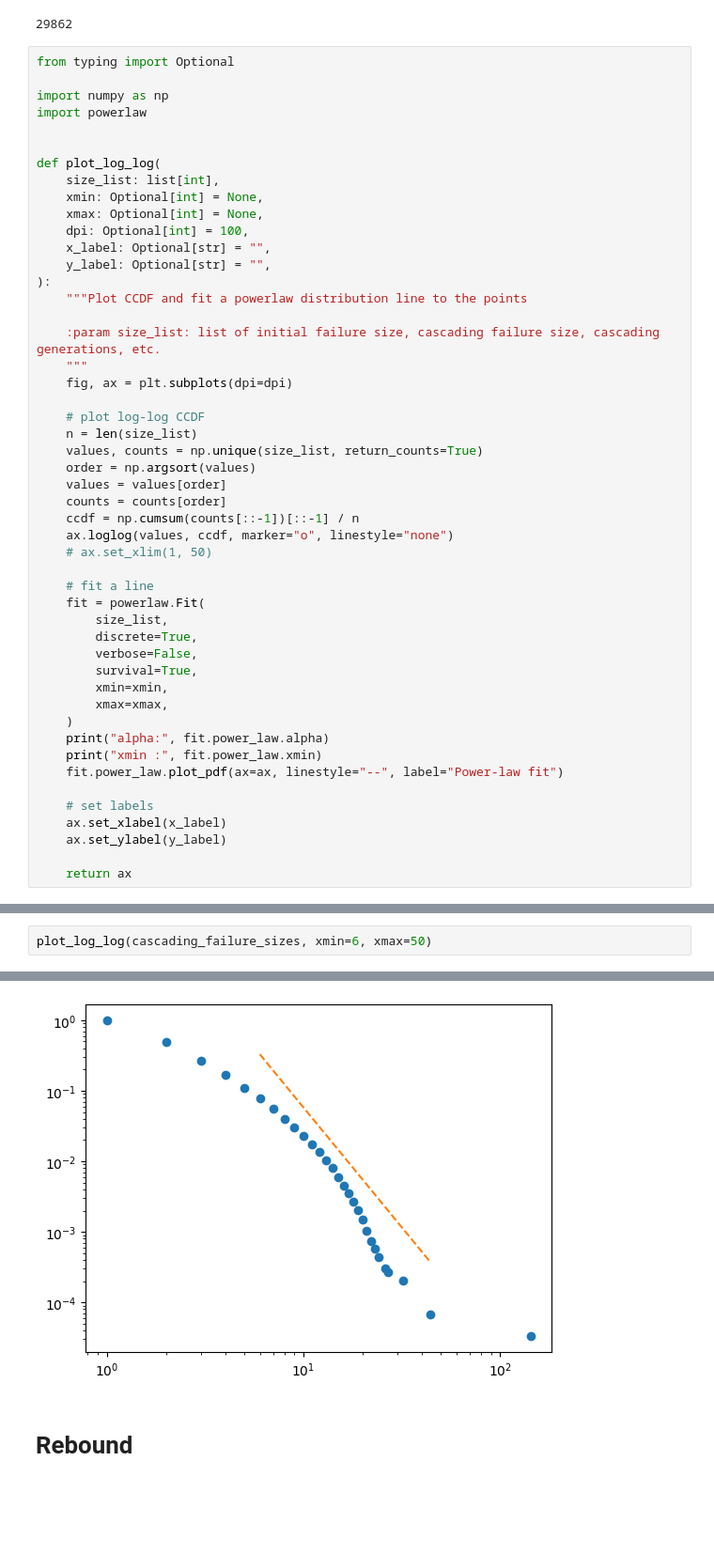
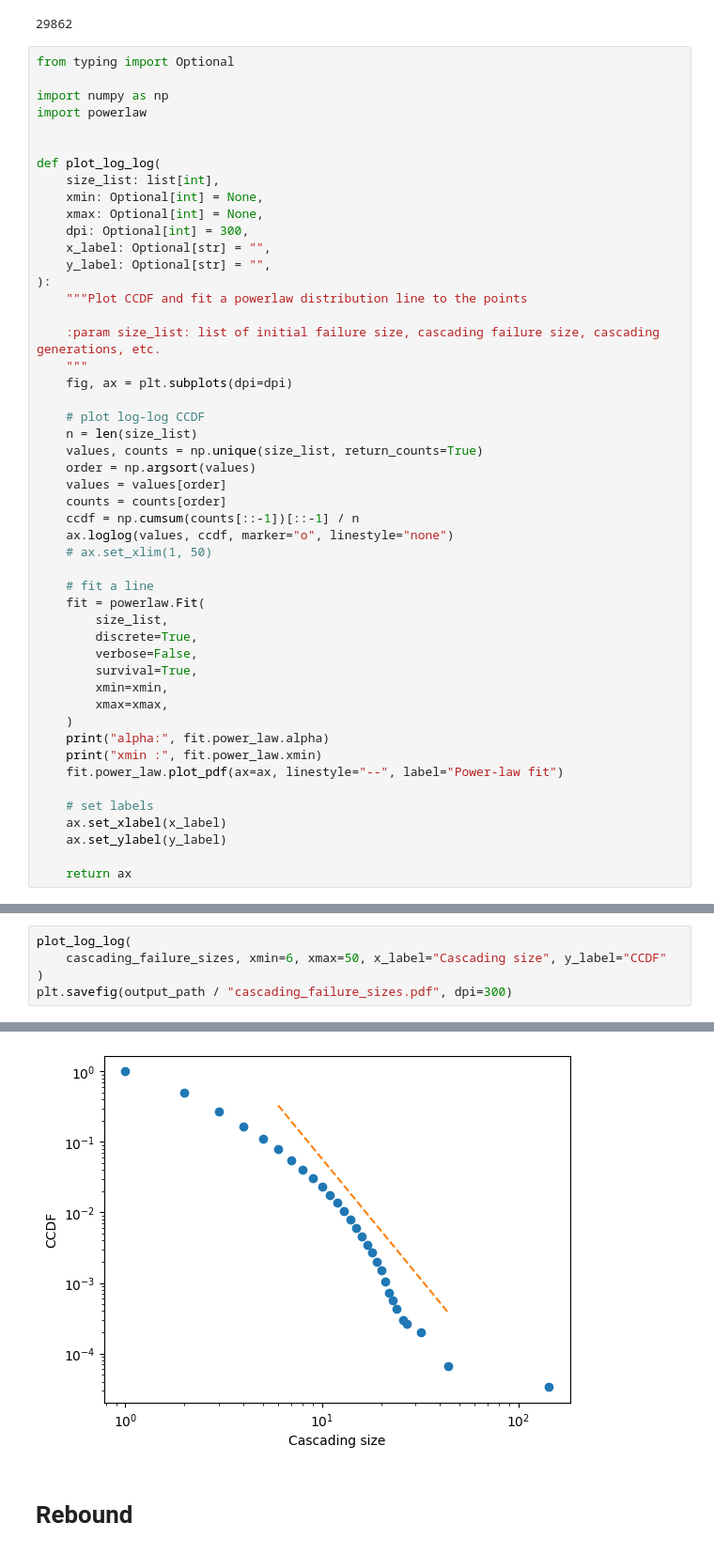
Before and after one commit to mohamad-hasan-sohan-ajini/predictive-maintenance, a Jupyter notebook: src/our_data_eda.ipynb, the cells around one changed output, grey strips where cells are left out. Shown at 94% size. Saved outputs shown, nothing was run; the diff lists cells and outputs as text; blank space fills up the shorter version.

```diff
--- a/src/our_data_eda.ipynb
+++ b/src/our_data_eda.ipynb
@@ -302,7 +302,7 @@ def plot_log_log(
     size_list: list[int],
     xmin: Optional[int] = None,
     xmax: Optional[int] = None,
-    dpi: Optional[int] = 100,
+    dpi: Optional[int] = 300,
     x_label: Optional[str] = "",
     y_label: Optional[str] = "",
 ):
@@ -348,7 +348,10 @@ xmin : 3.0
 <Axes: >
 [figure]
 # %%
-plot_log_log(cascading_failure_sizes, xmin=6, xmax=50)
+plot_log_log(
+    cascading_failure_sizes, xmin=6, xmax=50, x_label="Cascading size", y_label="CCDF"
+)
+plt.savefig(output_path / "cascading_failure_sizes.pdf", dpi=300)
 # %% [output]
 alpha: 3.3955754481798444
 xmin : 6.0
@@ -356,4 +358,4 @@ xmin : 6.0
-[figure, old version]
+[figure, new version]
 # %% [markdown]
 # Rebound
 # %%
```
Also changed, not shown: parts of 7 cells of this notebook.
